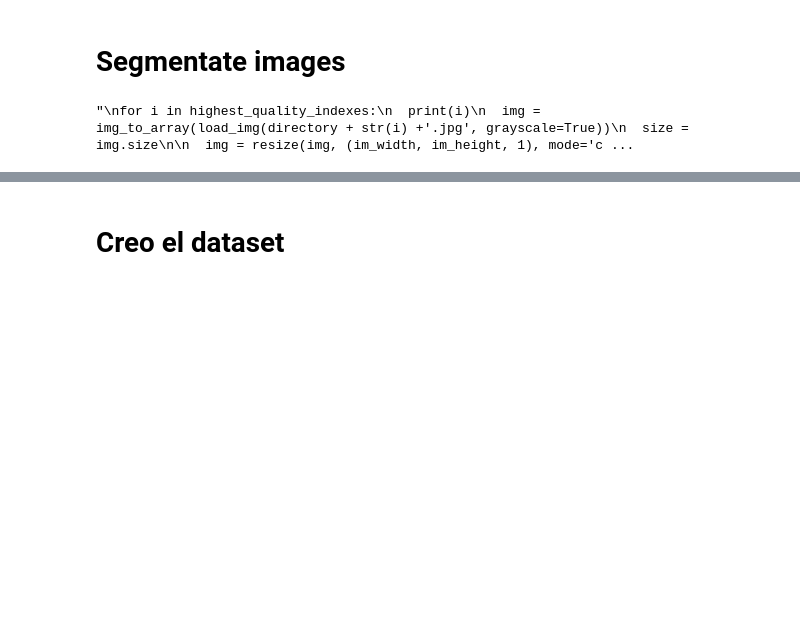
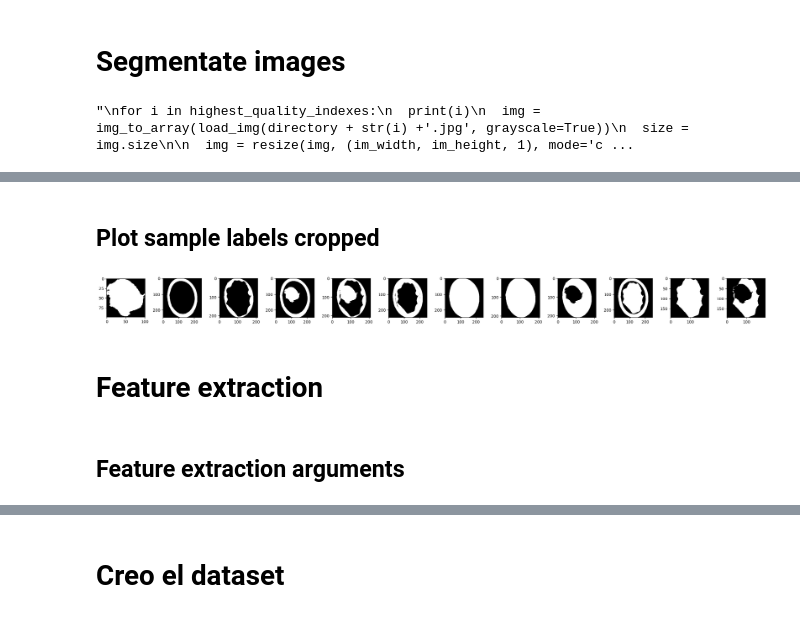
Before and after one commit to JuanDiegoYoung/Embryo-quality-classification, a Jupyter notebook: notebooks/segmented_CEM.ipynb, the cells around one changed output, grey strips where cells are left out. Cells and saved outputs as stored; diff of their text form; code cells hidden in the pictures; blank space fills up the shorter version.

```diff
--- a/notebooks/segmented_CEM.ipynb
+++ b/notebooks/segmented_CEM.ipynb
@@ -321,0 +433,24 @@ array([1, 0, 1, ..., 0, 1, 0])
+# %% [markdown]
+## Plot sample labels cropped
+# %%
+# List to store cropped labels after processing
+cropped_labels = []
+
+# Combine all labels from different sources into a single list
+all_labels = initial_labels + sum_labels + filled_labels_2 + filled_labels_3
+
+# Iterate through all collected labels for cropping
+for labels in all_labels:
+    # Crop binary image to remove unnecessary whitespace
+    cropped_label = crop_binary_image(labels)
+    # Append cropped labels to the list
+    cropped_labels.append(cropped_label)
+
+# Plotting the cropped labels as images
+plot_images(cropped_labels)
+# %% [output]
+[figure, added]
+# %% [markdown]
+# Feature extraction
+# %% [markdown]
+## Feature extraction arguments
```
Also changed, not shown: parts of 33 cells of this notebook, 2 other files.
